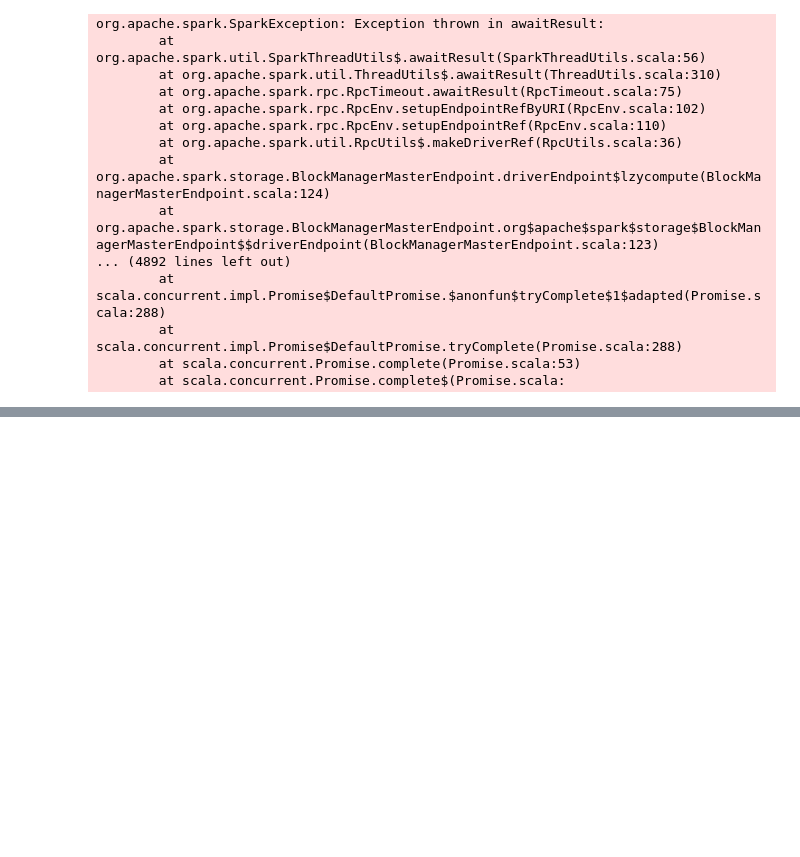
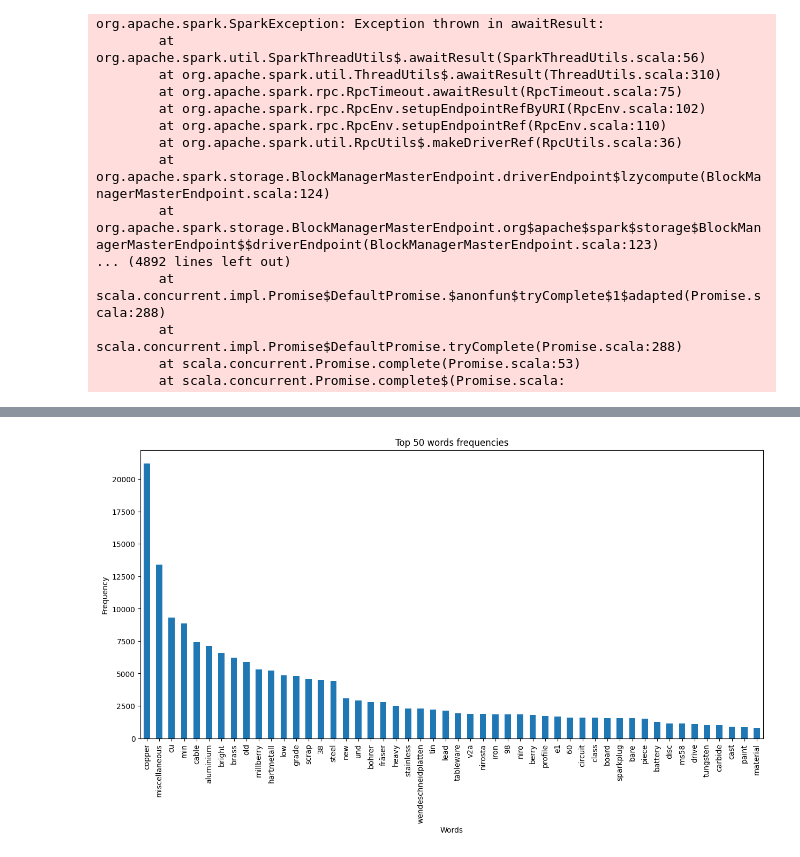
Before and after one commit to Bernardo-giff/work_based_project, a Jupyter notebook: baseline.ipynb, the cells around one changed output, grey strips where cells are left out. Drawn from its saved outputs; the diff is of its cells as text; code cells hidden in the pictures; blank space fills up the shorter version.

```diff
--- a/baseline.ipynb
+++ b/baseline.ipynb
@@ -200,3 +220,23 @@ org.apache.spark.SparkException: Exception thrown in awaitResult:
         at scala.concurrent.impl.Promise$DefaultPromise.tryComplete(Promise.scala:288)
         at scala.concurrent.Promise.complete(Promise.scala:53)
         at scala.concurrent.Promise.complete$(Promise.scala:
+# %%
+uninteresting_char = set([',', '(', ')', 'und'])
+
+def preprocess(text, language='en'):
+    # Create Doc object
+        if language == 'de':
+                doc = de_nlp(text, disable=['ner', 'parser'])
+                stopwords = de_stopwords
+        else:
+                doc = en_nlp(text, disable=['ner', 'parser'])
+                stopwords = en_stopwords
+        lemmas = [token.lemma_ for token in doc]
+        # Remove stopwords and non-alphabetic characters
+        a_lemmas = [lemma for lemma in lemmas
+                if lemma not in stopwords
+                and lemma not in uninteresting_char]
+        return ' '.join(a_lemmas)
+
+# Apply preprocess to the mateirial alias given the language
+df1['p_ds_material_alias'] = df1.apply(lambda x: preprocess(x['ds_material_alias'], x['cd_alias_language']), axis=1)
@@ -202,0 +250,19 @@ org.apache.spark.SparkException: Exception thrown in awaitResult:
+# %%
+# Import CountVectorizer
+from sklearn.feature_extraction.text import CountVectorizer
+
+# Create CountVectorizer object
+vectorizer = CountVectorizer()
+
+corpus = df1['p_ds_material_alias'].values
+
+# Generate matrix of word vectors
+bow_matrix = vectorizer.fit_transform(corpus)
+
+# Convert bow_matrix into a DataFrame
+bow_df = pd.DataFrame(bow_matrix.toarray())
+
+# Map the column names to vocabulary
+bow_df.columns = vectorizer.get_feature_names_out()
+# %% [output]
+[figure, added]
```
Also changed, not shown: parts of 4 cells of this notebook, 2 other files.
